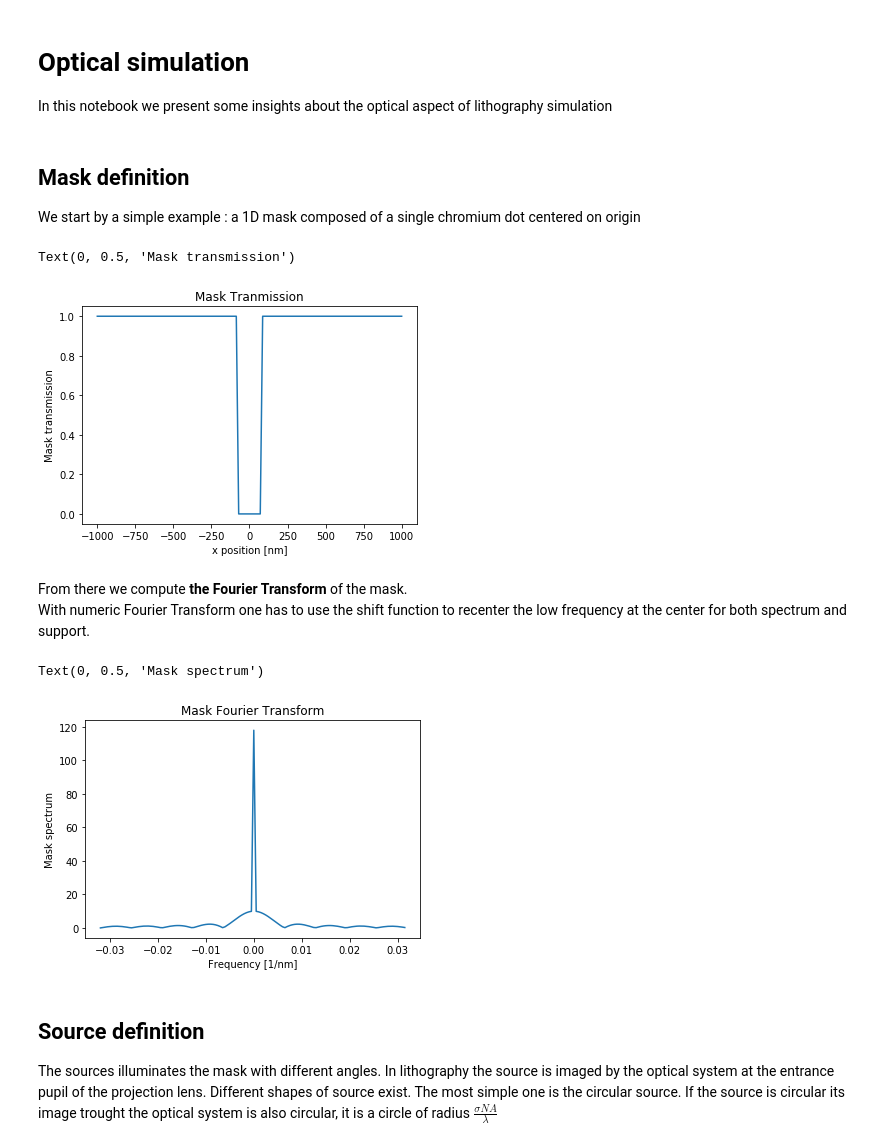
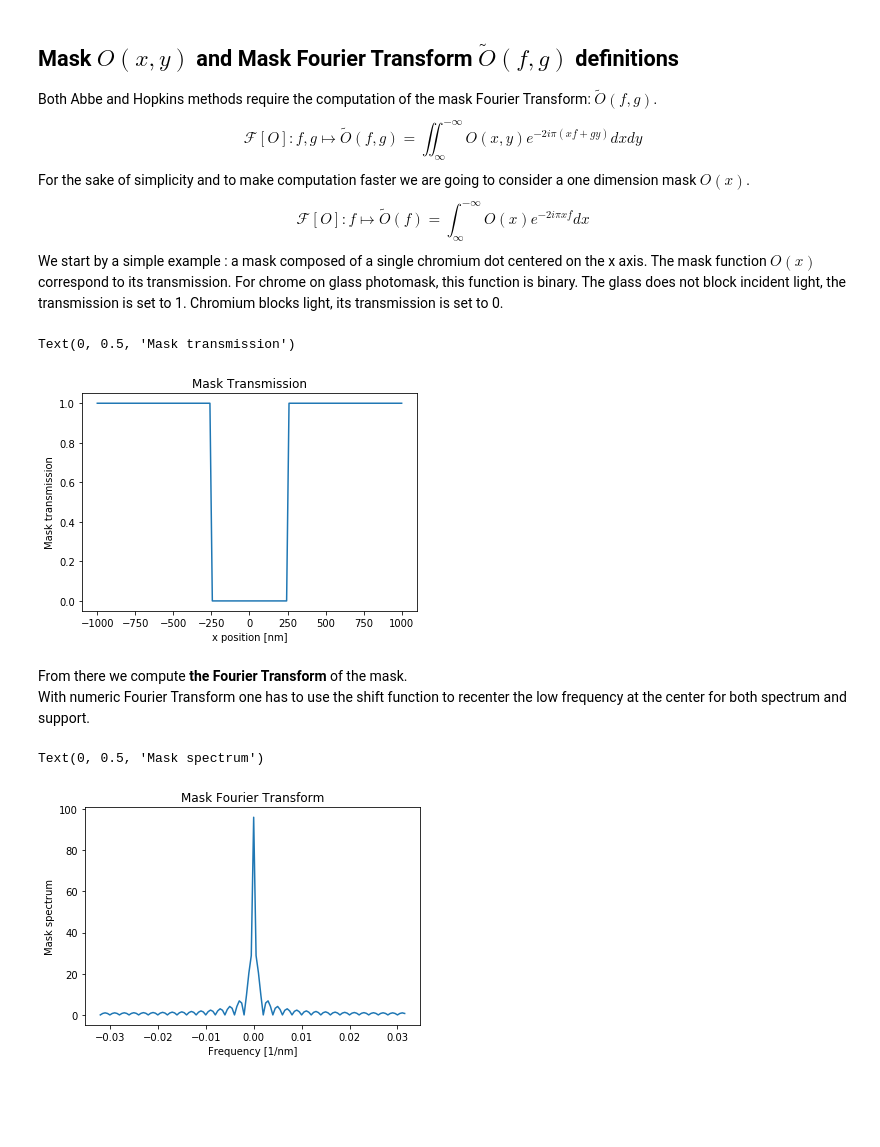
Before and after one commit to pierremifasol/Lithography-Simulation, a Jupyter notebook: Lithography.ipynb, the cells around one changed output. Drawn from its saved outputs; the diff is of its cells as text; code cells hidden in the pictures; blank space fills up the shorter version.

```diff
--- a/Lithography.ipynb
+++ b/Lithography.ipynb
@@ -1 +69,9 @@
+# %% [markdown]
+## Mask  ${O}(x,y)$ and Mask Fourier Transform  $\tilde{O}(f,g)$ definitions
+Both Abbe and Hopkins methods require the computation of the mask Fourier Transform: $\tilde{O}(f,g)$.
+$$\mathcal{F}[O]:f,g\mapsto \tilde{O}(f,g)=\iint_{\infty}^{-\infty}O(x,y)e^{-2i\pi(xf+gy)}dxdy$$
+For the sake of simplicity and to make computation faster we are going to consider a one dimension mask ${O}(x)$.
+$$\mathcal{F}[O]:f\mapsto \tilde{O}(f)=\int_{\infty}^{-\infty}O(x)e^{-2i\pi xf}dx$$
+We start by a simple example : a mask composed of a single chromium dot centered on the x axis.
+The mask function $O(x)$ correspond to its transmission. For chrome on glass photomask, this function is binary. The glass does not block incident light, the transmission is set to 1. Chromium blocks light, its transmission is set to 0.
 # %%
@@ -7,26 +81,21 @@ import ipywidgets as widgets
-# %% [markdown]
-# Optical simulation
-In this notebook we present some insights about the optical aspect of lithography simulation
-# %% [markdown]
-## Mask definition
-We start by a simple example : a 1D mask composed of a single chromium dot centered on origin
 # %%
-#Define the chromium dot size
+# Define the chromium dot size in nanometers
 dot_size=500.
-#Define the x support
+# Define the mask support (x support)
+# Since we compute FT, better to chose a 2^n number of points
 x_support=np.linspace(-1000.,1000.,128)
-#Compute the pixel size
+# Compute the pixel size in nanometers
 dx=2000./128
-#Define the mask, 1 for glass, 0 for chromium
-mask=[0 if np.abs(x)<150/2 else 1 for x in x_support ]
-#Plot
-plt.title('Mask Tranmission')
+# Define the mask, 1 for glass, 0 for chromium
+mask=[0 if np.abs(x)<dot_size/2 else 1 for x in x_support]
+# Plot
+plt.title('Mask Transmission')
 plt.plot(x_support, mask)
 plt.xlabel('x position [nm]')
 plt.ylabel('Mask transmission')
 # %% [output]
 Text(0, 0.5, 'Mask transmission')
-[figure, old version]
+[figure, new version]
 # %% [markdown]
 From there we compute **the Fourier Transform** of the mask.
 With numeric Fourier Transform one has to use the shift function to recenter the low frequency at the center for both spectrum and support.
@@ -41,11 +110,4 @@ plt.xlabel('Frequency [1/nm]')
 plt.ylabel('Mask spectrum')
 # %% [output]
 Text(0, 0.5, 'Mask spectrum')
-[figure, old version]
+[figure, new version]
-# %% [markdown]
-## Source definition
-
-The sources illuminates the mask with different angles.
-In lithography the source is imaged by the optical system at the entrance pupil of the projection lens.
-Different shapes of source exist. The most simple one is the circular source.
-If the source is circular its image trought the optical system is also circular, it is a circle of radius $\frac{\sigma NA}{\lambda}$
```
Also changed, not shown: parts of 33 cells of this notebook.
